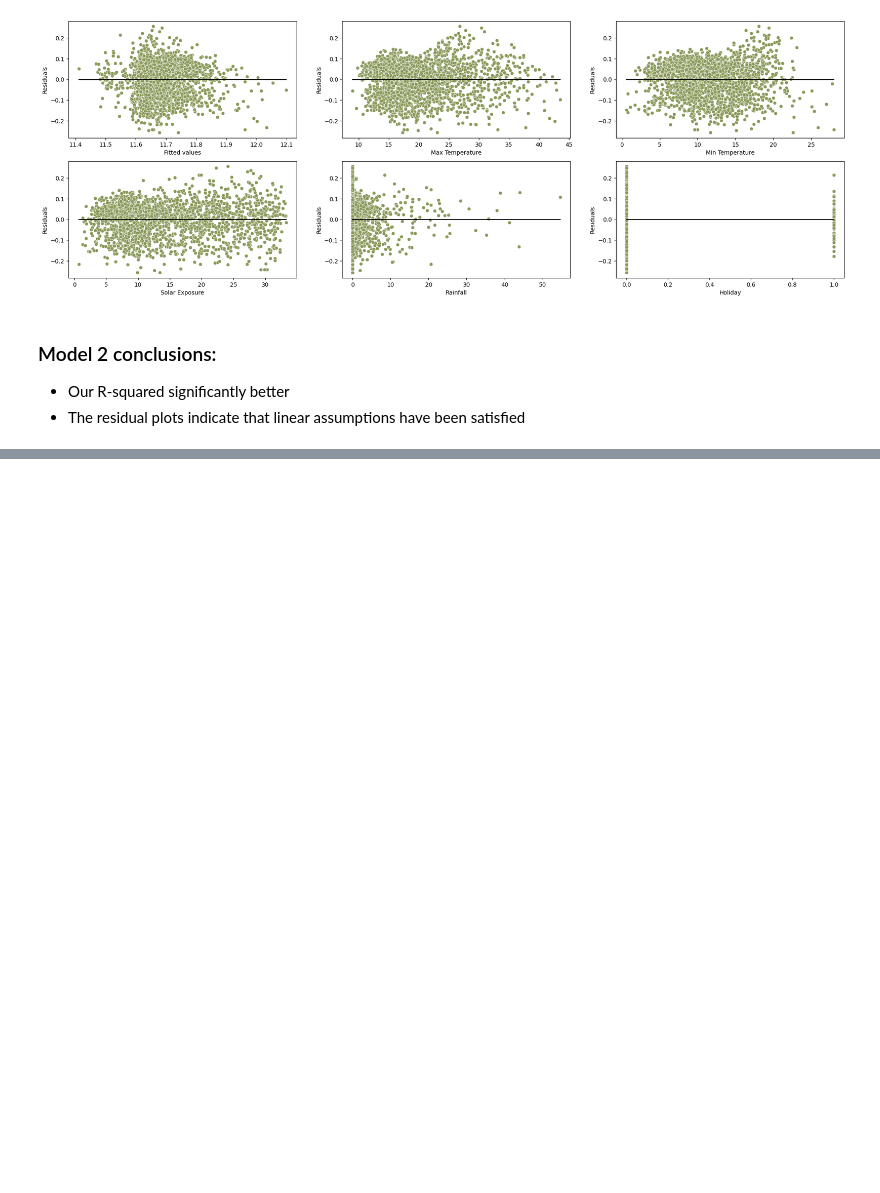
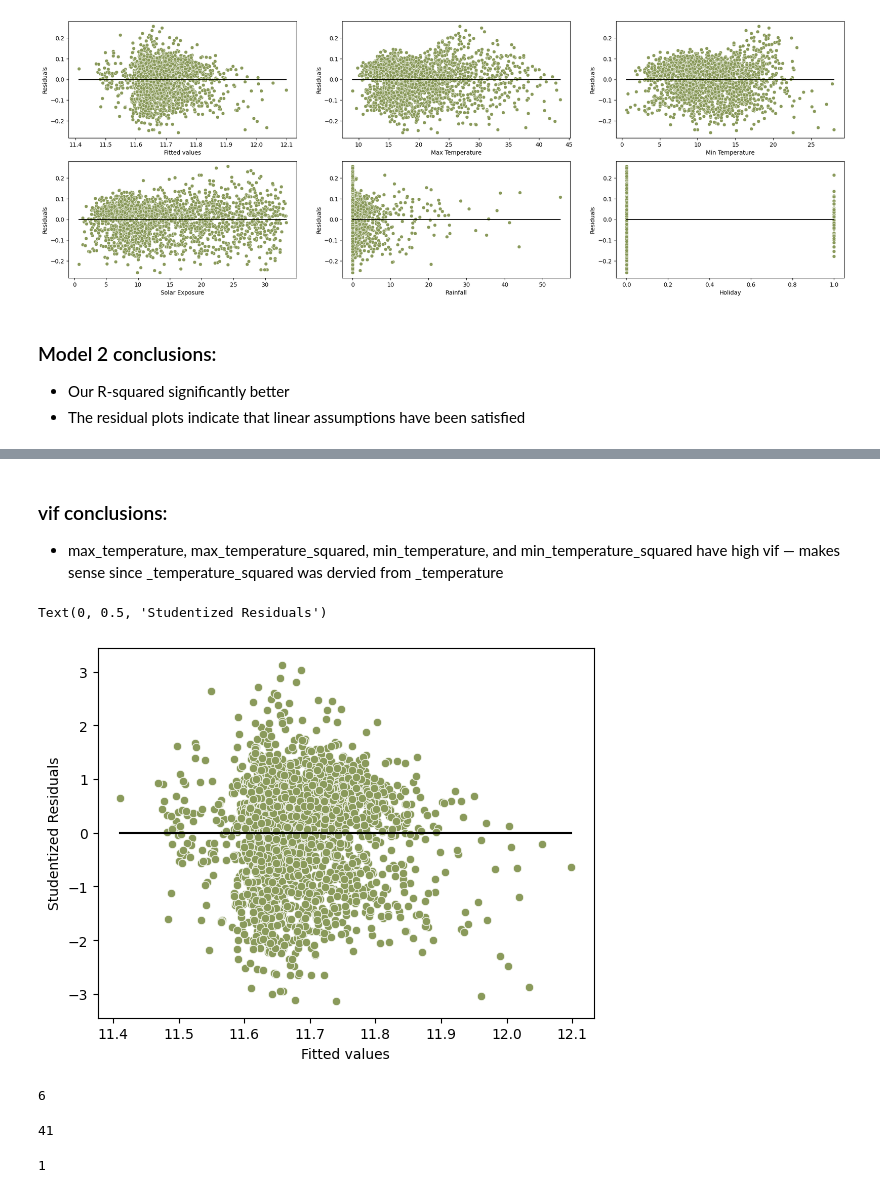
Before and after one commit to Dsl03/STAT303-2-Final-Project, a Jupyter notebook: Project files/Project Code Template.ipynb, the cells around one changed output, grey strips where cells are left out. Drawn from its saved outputs; the diff is of its cells as text; code cells hidden in the pictures; blank space fills up the shorter version.

```diff
--- a/Project files/Project Code Template.ipynb
+++ b/Project files/Project Code Template.ipynb
@@ -364,0 +417,17 @@ Besides all of the code above, we also conducted autocorrelation to see if addin
+# %% [markdown]
+### vif conclusions:
+- max_temperature, max_temperature_squared, min_temperature, and min_temperature_squared have high vif — makes sense since _temperature_squared was dervied from _temperature
+# %%
+out = model2.outlier_test()
+
+sns.scatterplot(x = (model2.fittedvalues), y=(out.student_resid), color = '#8A9A5B')
+sns.lineplot(x = [model2.fittedvalues.min(), model2.fittedvalues.max()], y = [0,0], color = 'black')
+plt.xlabel('Fitted values')
+plt.ylabel('Studentized Residuals')
+# %% [output]
+Text(0, 0.5, 'Studentized Residuals')
+[figure, added]
+# %%
+np.sum((np.abs(out.student_resid)>3))
+# %% [output]
+6
@@ -364,0 +440,6 @@ Besides all of the code above, we also conducted autocorrelation to see if addin
+# %%
+average_leverage = (model2.df_model+1)/model2.nobs
+high_leverage_threshold = 4*average_leverage
+np.sum(leverage>high_leverage_threshold)
+# %% [output]
+41
@@ -364,0 +450,4 @@ Besides all of the code above, we also conducted autocorrelation to see if addin
+# %%
+df.shape[0]-df_filtered.shape[0]
+# %% [output]
+1
```
Also changed, not shown: parts of 48 cells of this notebook.
